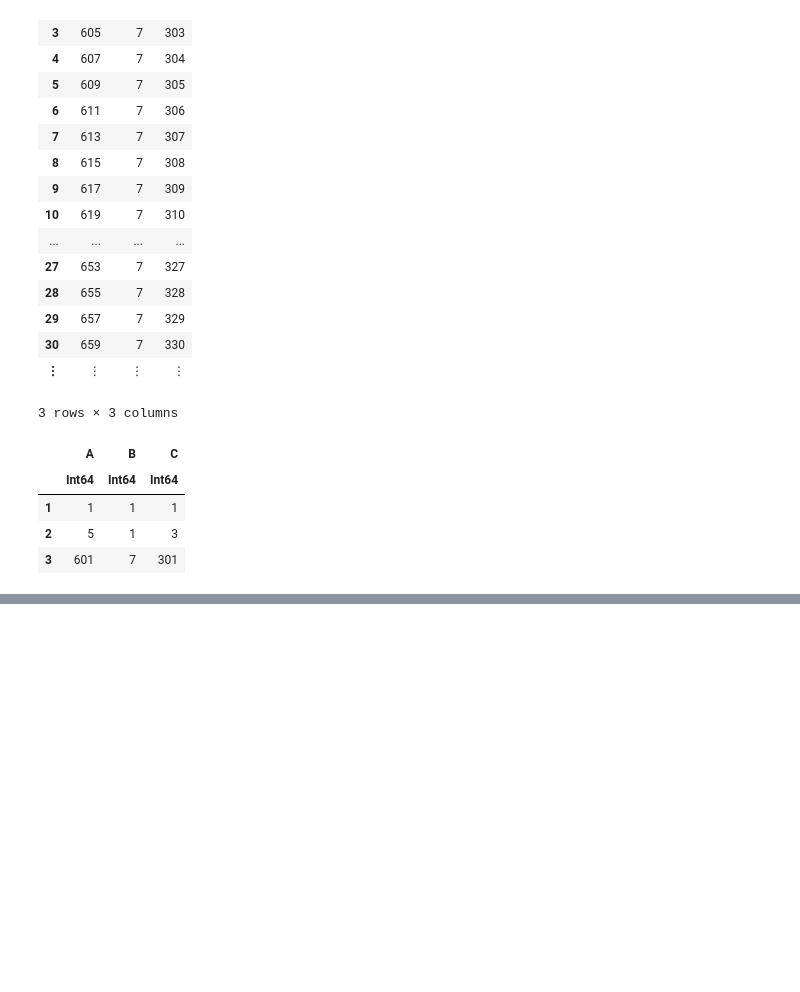
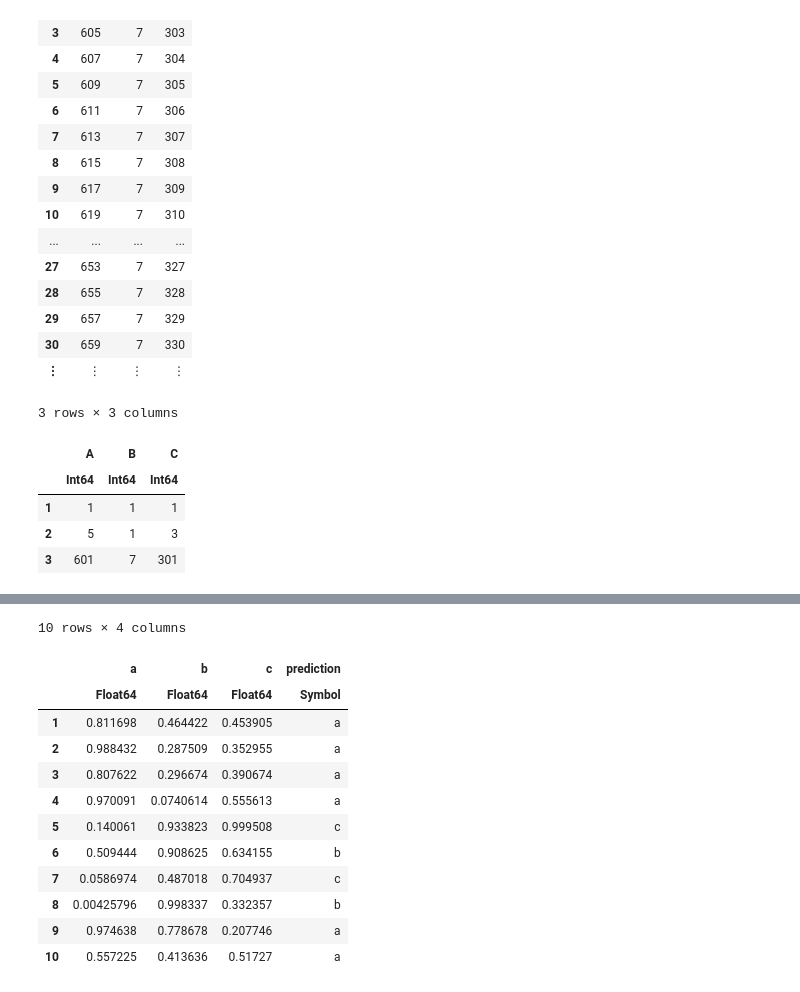
Before and after one commit to damiansp/julia, a Jupyter notebook: dsDocs/DataFrames/gettingstarted.jl.ipynb, the cells around one changed output, grey strips where cells are left out. Drawn from its saved outputs; the diff is of its cells as text; code cells hidden in the pictures; blank space fills up the shorter version.

```diff
--- a/dsDocs/DataFrames/gettingstarted.jl.ipynb
+++ b/dsDocs/DataFrames/gettingstarted.jl.ipynb
@@ -329,0 +405,3 @@ df[in.(df.A, Ref([1, 5, 601])), :]
+# %%
+Random.seed!(3)
+df = DataFrame(rand(10, 3), [:a, :b, :c])
@@ -329,0 +422,16 @@ df[in.(df.A, Ref([1, 5, 601])), :]
+# %%
+transform(df, AsTable(:) => ByRow(argmax) => :prediction)
+# %% [output]
+10 rows × 4 columns
+|  | a | b | c | prediction |
+|  | Float64 | Float64 | Float64 | Symbol |
+| 1 | 0.811698 | 0.464422 | 0.453905 | a |
+| 2 | 0.988432 | 0.287509 | 0.352955 | a |
+| 3 | 0.807622 | 0.296674 | 0.390674 | a |
+| 4 | 0.970091 | 0.0740614 | 0.555613 | a |
+| 5 | 0.140061 | 0.933823 | 0.999508 | c |
+| 6 | 0.509444 | 0.908625 | 0.634155 | b |
+| 7 | 0.0586974 | 0.487018 | 0.704937 | c |
+| 8 | 0.00425796 | 0.998337 | 0.332357 | b |
+| 9 | 0.974638 | 0.778678 | 0.207746 | a |
+| 10 | 0.557225 | 0.413636 | 0.51727 | a |
```
Also changed, not shown: parts of 13 cells of this notebook.
